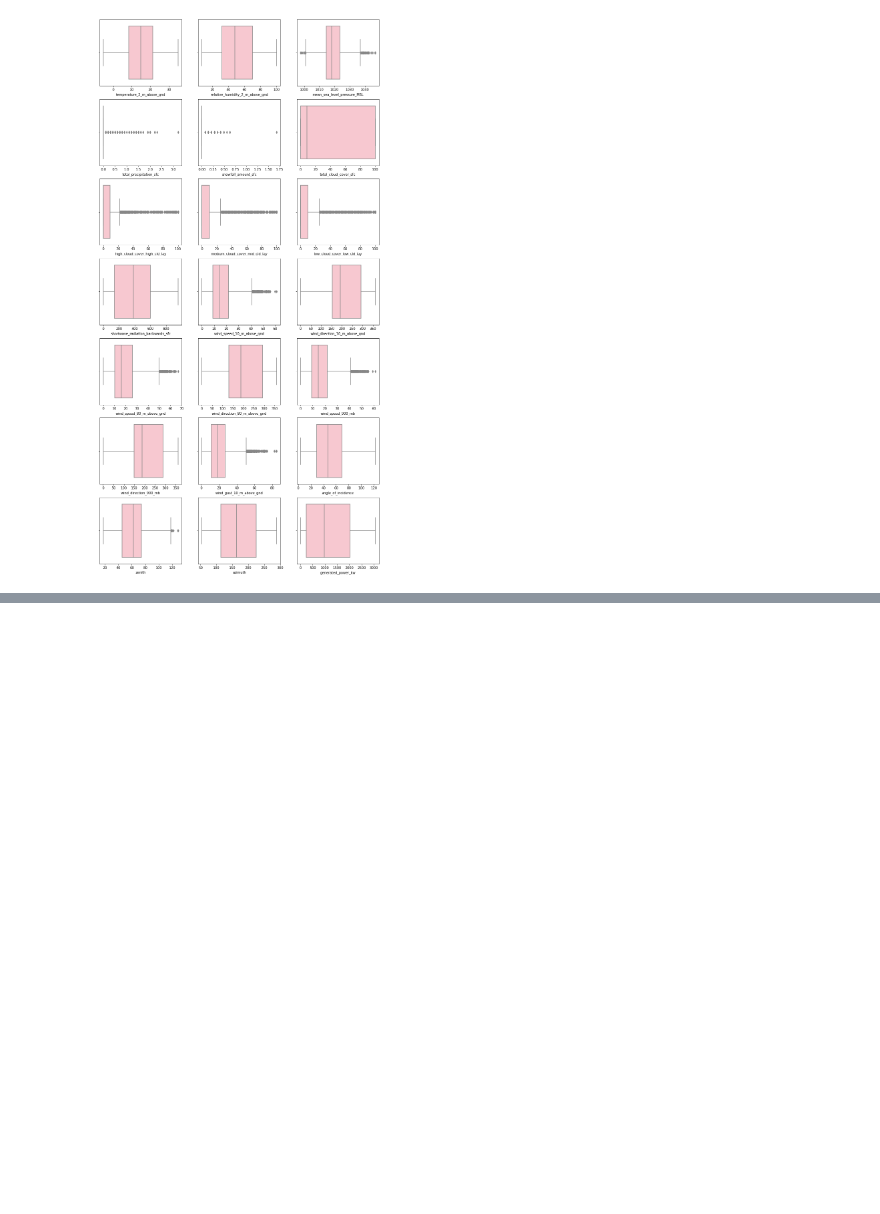
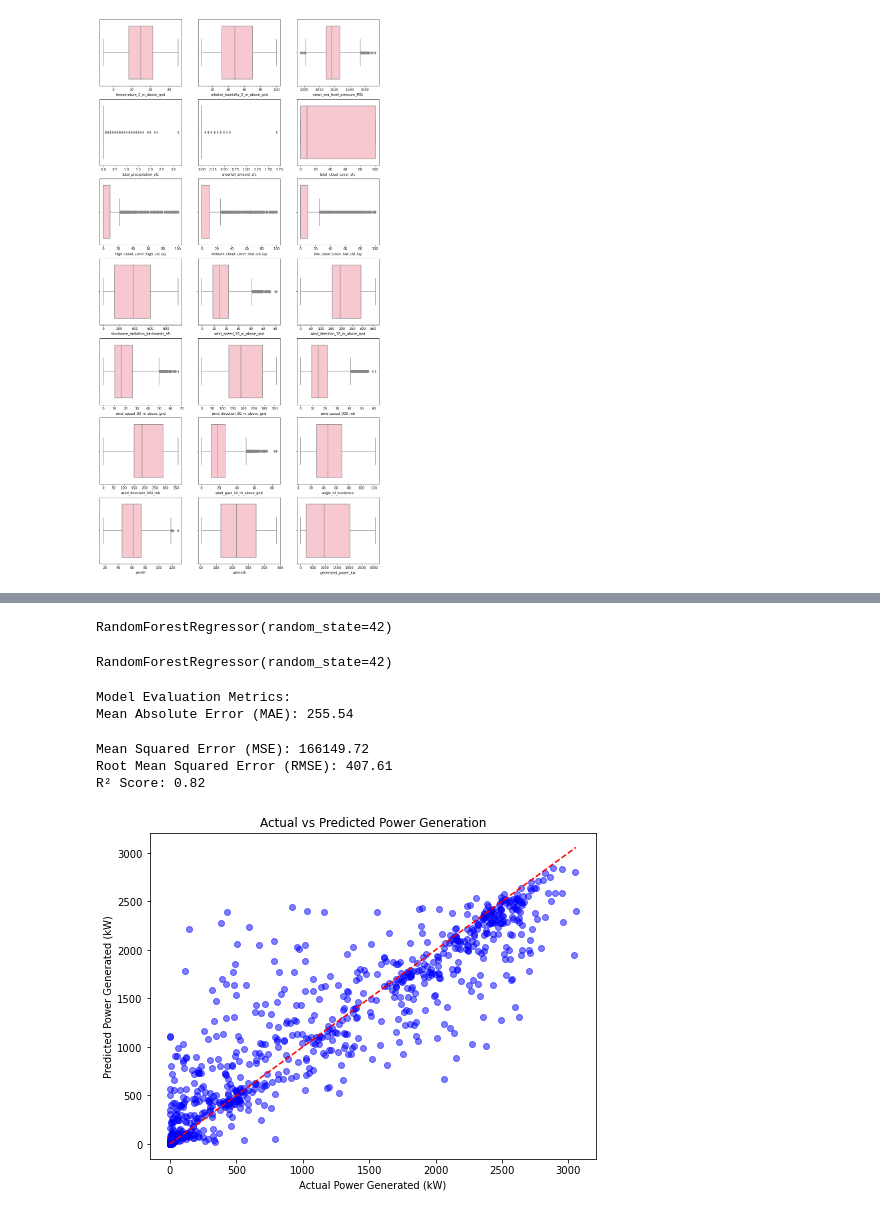
Before and after one commit to tejuvidiyala/week1, a Jupyter notebook: solarpower.ipynb, the cells around one changed output, grey strips where cells are left out. Saved outputs shown, nothing was run; the diff lists cells and outputs as text; code cells hidden in the pictures; blank space fills up the shorter version.

```diff
--- a/solarpower.ipynb
+++ b/solarpower.ipynb
@@ -205,0 +224,21 @@ plt.show()
+# %%
+# Feature Scaling
+scaler = StandardScaler()
+X_train = scaler.fit_transform(X_train)
+X_test = scaler.transform(X_test)
+# %%
+# Train a Machine Learning Model (Random Forest Regressor)
+model = RandomForestRegressor(n_estimators=100, random_state=42)
+model.fit(X_train, y_train)
+# %% [output]
+RandomForestRegressor(random_state=42)
+# %%
+# Train a Machine Learning Model (Random Forest Regressor)
+model = RandomForestRegressor(n_estimators=100, random_state=42)
+model.fit(X_train, y_train)
+# %% [output]
+RandomForestRegressor(random_state=42)
+# %%
+
+# Predictions
+y_pred = model.predict(X_test)
@@ -205,0 +253,27 @@ plt.show()
+# %%
+
+print("\nModel Evaluation Metrics:")
+print(f"Mean Absolute Error (MAE): {mae:.2f}")
+# %% [output]
+Model Evaluation Metrics:
+Mean Absolute Error (MAE): 255.54
+# %%
+print(f"Mean Squared Error (MSE): {mse:.2f}")
+print(f"Root Mean Squared Error (RMSE): {rmse:.2f}")
+print(f"R² Score: {r2:.2f}")
+# %% [output]
+Mean Squared Error (MSE): 166149.72
+Root Mean Squared Error (RMSE): 407.61
+R² Score: 0.82
+# %%
+
+# Scatter plot for Predictions vs Actual
+plt.figure(figsize=(8, 6))
+plt.scatter(y_test, y_pred, alpha=0.5, color='blue')
+plt.plot([y_test.min(), y_test.max()], [y_test.min(), y_test.max()], '--', color='red')
+plt.xlabel('Actual Power Generated (kW)')
+plt.ylabel('Predicted Power Generated (kW)')
+plt.title('Actual vs Predicted Power Generation')
+plt.show()
+# %% [output]
+[figure, added]
```
Also changed, not shown: parts of 8 cells of this notebook.
